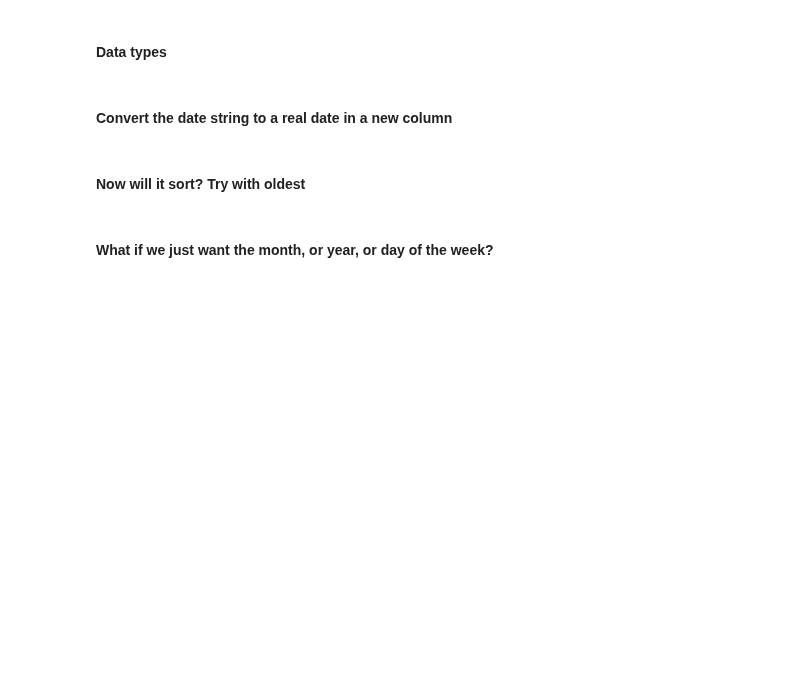
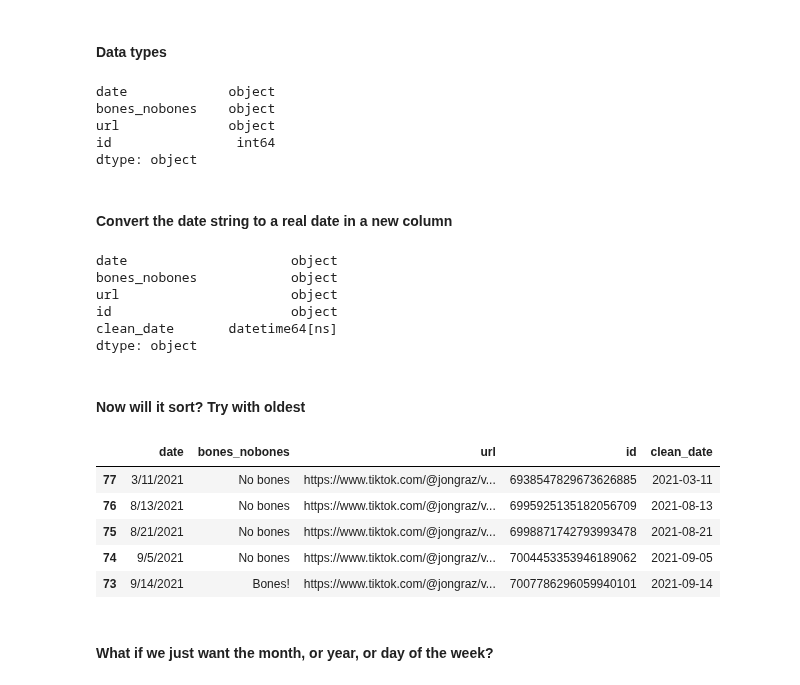
Before and after one commit to stiles/usc, a Jupyter notebook: notebooks/student_demos/02_pandas_basics_continued_demo.ipynb, the cells around one changed output. Cells and saved outputs as stored; diff of their text form; code cells hidden in the pictures; blank space fills up the shorter version.

```diff
--- a/notebooks/student_demos/02_pandas_basics_continued_demo.ipynb
+++ b/notebooks/student_demos/02_pandas_basics_continued_demo.ipynb
@@ -29,4 +62,12 @@ stats = pd.read_csv('../../data/raw/jon_graz_stats.csv')
 # %% [markdown]
 #### Data types
+# %%
+videos.dtypes
+# %% [output]
+date             object
+bones_nobones    object
+url              object
+id                int64
+dtype: object
 # %% [markdown]
 #### Convert the date string to a real date in a new column
@@ -33,4 +78,22 @@ stats = pd.read_csv('../../data/raw/jon_graz_stats.csv')
+# %%
+videos.dtypes
+# %% [output]
+date                     object
+bones_nobones            object
+url                      object
+id                       object
+clean_date       datetime64[ns]
+dtype: object
 # %% [markdown]
 #### Now will it sort? Try with oldest
+# %%
+videos.sort_values("clean_date", ascending=True).head()
+# %% [output]
+|  | date | bones_nobones | url | id | clean_date |
+| 77 | 3/11/2021 | No bones | https://www.tiktok.com/@jongraz/v... | 6938547829673626885 | 2021-03-11 |
+| 76 | 8/13/2021 | No bones | https://www.tiktok.com/@jongraz/v... | 6995925135182056709 | 2021-08-13 |
+| 75 | 8/21/2021 | No bones | https://www.tiktok.com/@jongraz/v... | 6998871742793993478 | 2021-08-21 |
+| 74 | 9/5/2021 | No bones | https://www.tiktok.com/@jongraz/v... | 7004453353946189062 | 2021-09-05 |
+| 73 | 9/14/2021 | Bones! | https://www.tiktok.com/@jongraz/v... | 7007786296059940101 | 2021-09-14 |
 # %% [markdown]
 #### What if we just want the month, or year, or day of the week?
```
Also changed, not shown: parts of 17 cells of this notebook, 1 other file.
